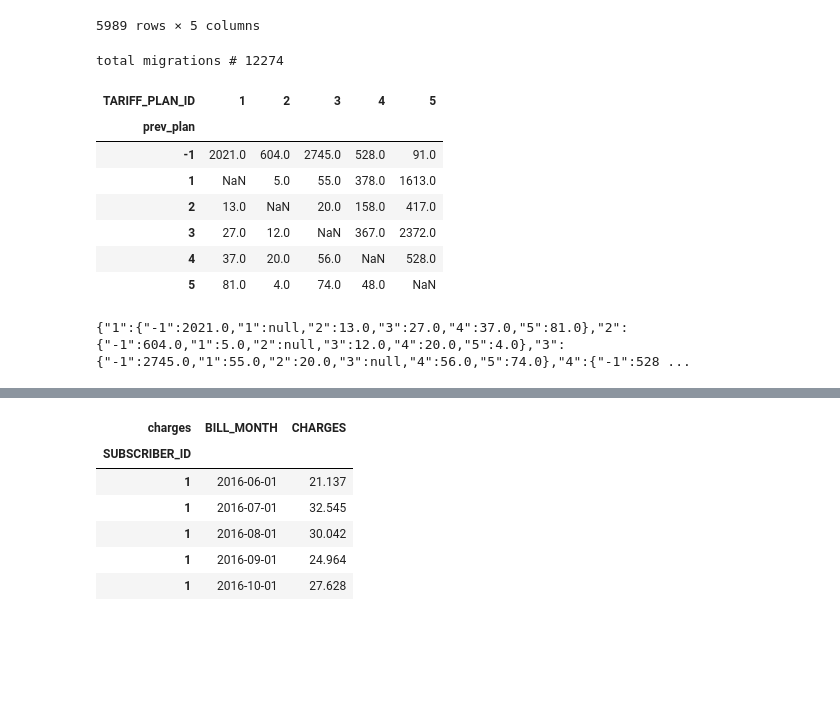
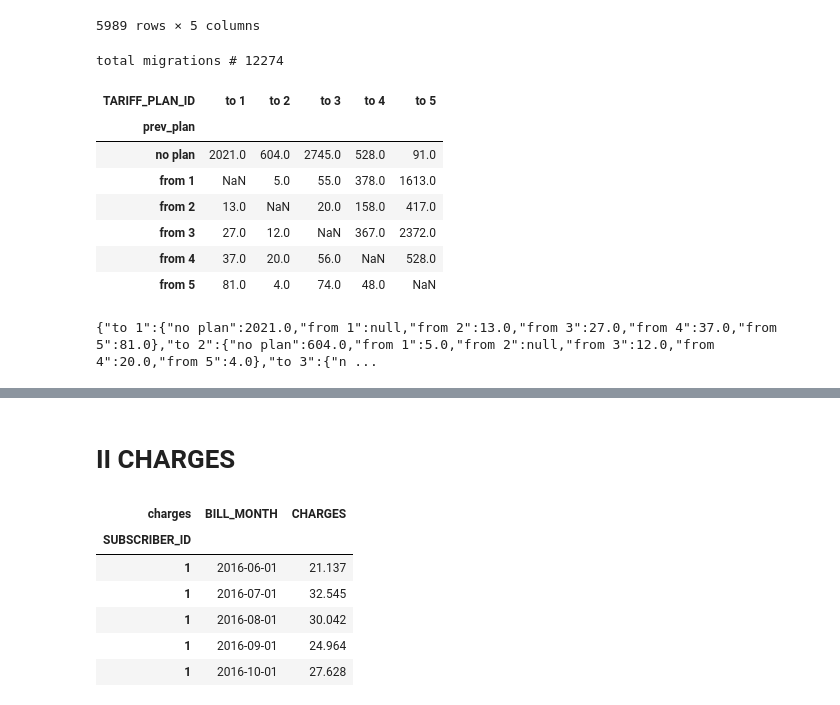
Before and after one commit to anatol-grabowski/test_task_plans_data, a Jupyter notebook: task3.ipynb, the cells around one changed output, grey strips where cells are left out. Cells and saved outputs as stored; diff of their text form; code cells hidden in the pictures; blank space fills up the shorter version.

```diff
--- a/task3.ipynb
+++ b/task3.ipynb
@@ -229,27 +236,31 @@ with pd.option_context('display.max_rows', 10):
 # %%
 migrations = ps.pivot_table(index='prev_plan', columns='TARIFF_PLAN_ID', values='duration', aggfunc=len)
 
+migrations.rename(columns=lambda col: 'to ' + str(col), inplace=True)
+migrations.rename(index=lambda row: 'from ' + str(row) if row != -1 else 'no plan', inplace=True)
 with pd.option_context('display.max_rows', 10):
     print('total migrations #', len(ps))
     display(migrations)
 print(migrations.to_json(orient='columns'))
 migrations.to_json('outputs/migrations.json')
 # %% [output]
 total migrations # 12274
-| TARIFF_PLAN_ID | 1 | 2 | 3 | 4 | 5 |
+| TARIFF_PLAN_ID | to 1 | to 2 | to 3 | to 4 | to 5 |
 | prev_plan |  |  |  |  |  |
-| -1 | 2021.0 | 604.0 | 2745.0 | 528.0 | 91.0 |
-| 1 | NaN | 5.0 | 55.0 | 378.0 | 1613.0 |
-| 2 | 13.0 | NaN | 20.0 | 158.0 | 417.0 |
-| 3 | 27.0 | 12.0 | NaN | 367.0 | 2372.0 |
-| 4 | 37.0 | 20.0 | 56.0 | NaN | 528.0 |
-| 5 | 81.0 | 4.0 | 74.0 | 48.0 | NaN |
+| no plan | 2021.0 | 604.0 | 2745.0 | 528.0 | 91.0 |
+| from 1 | NaN | 5.0 | 55.0 | 378.0 | 1613.0 |
+| from 2 | 13.0 | NaN | 20.0 | 158.0 | 417.0 |
+| from 3 | 27.0 | 12.0 | NaN | 367.0 | 2372.0 |
+| from 4 | 37.0 | 20.0 | 56.0 | NaN | 528.0 |
+| from 5 | 81.0 | 4.0 | 74.0 | 48.0 | NaN |
-{"1":{"-1":2021.0,"1":null,"2":13.0,"3":27.0,"4":37.0,"5":81.0},"2":{"-1":604.0,"1":5.0,"2":null,"3":12.0,"4":20.0,"5":4.0},"3":{"-1":2745.0,"1":55.0,"2":20.0,"3":null,"4":56.0,"5":74.0},"4":{"-1":528 ...
+{"to 1":{"no plan":2021.0,"from 1":null,"from 2":13.0,"from 3":27.0,"from 4":37.0,"from 5":81.0},"to 2":{"no plan":604.0,"from 1":5.0,"from 2":null,"from 3":12.0,"from 4":20.0,"from 5":4.0},"to 3":{"n ...
 # %%
 display(HTML(filename='migrations-flow/dist/index.html'))
 # display(Image(filename='outputs/migrations-all-time.png'))
 # %% [output]
 [interactive output not drawn]
+# %% [markdown]
+# II CHARGES
 # %%
 chs = charges.sort_values(by=['SUBSCRIBER_ID', 'BILL_MONTH']).set_index(['SUBSCRIBER_ID'])
 
```
Also changed, not shown: parts of 23 cells of this notebook, 5 other files.
